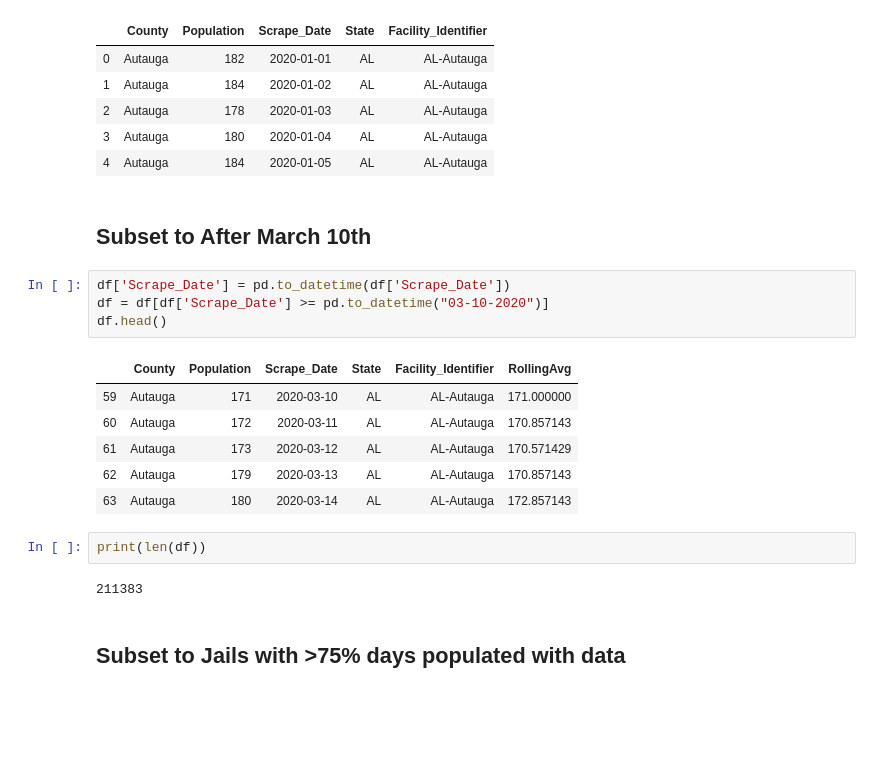
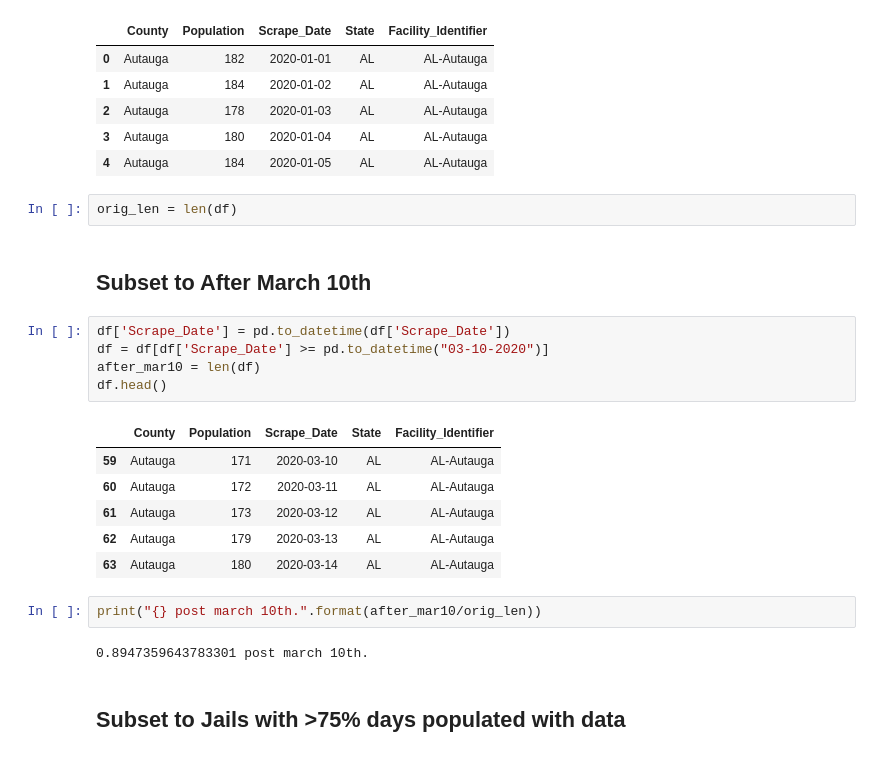
Before and after one commit to Matthew-Mitchell/PPI_COVID_Data_Rollups, a Jupyter notebook: COVID_Prison_Transformations.ipynb, the cells around one changed output. Cells and saved outputs as stored; diff of their text form; blank space fills up the shorter version.

```diff
--- a/COVID_Prison_Transformations.ipynb
+++ b/COVID_Prison_Transformations.ipynb
@@ -43,23 +43,26 @@ df.head()
 | 2 | Autauga | 178 | 2020-01-03 | AL | AL-Autauga |
 | 3 | Autauga | 180 | 2020-01-04 | AL | AL-Autauga |
 | 4 | Autauga | 184 | 2020-01-05 | AL | AL-Autauga |
+# %%
+orig_len = len(df)
 # %% [markdown]
 ## Subset to After March 10th
 # %%
 df['Scrape_Date'] = pd.to_datetime(df['Scrape_Date'])
 df = df[df['Scrape_Date'] >= pd.to_datetime("03-10-2020")]
+after_mar10 = len(df)
 df.head()
 # %% [output]
-|  | County | Population | Scrape_Date | State | Facility_Identifier | RollingAvg |
-| 59 | Autauga | 171 | 2020-03-10 | AL | AL-Autauga | 171.000000 |
-| 60 | Autauga | 172 | 2020-03-11 | AL | AL-Autauga | 170.857143 |
-| 61 | Autauga | 173 | 2020-03-12 | AL | AL-Autauga | 170.571429 |
-| 62 | Autauga | 179 | 2020-03-13 | AL | AL-Autauga | 170.857143 |
-| 63 | Autauga | 180 | 2020-03-14 | AL | AL-Autauga | 172.857143 |
+|  | County | Population | Scrape_Date | State | Facility_Identifier |
+| 59 | Autauga | 171 | 2020-03-10 | AL | AL-Autauga |
+| 60 | Autauga | 172 | 2020-03-11 | AL | AL-Autauga |
+| 61 | Autauga | 173 | 2020-03-12 | AL | AL-Autauga |
+| 62 | Autauga | 179 | 2020-03-13 | AL | AL-Autauga |
+| 63 | Autauga | 180 | 2020-03-14 | AL | AL-Autauga |
-# %%
-print(len(df))
-# %% [output]
-211383
+# %%
+print("{} post march 10th.".format(after_mar10/orig_len))
+# %% [output]
+0.8947359643783301 post march 10th.
 # %% [markdown]
 ## Subset to Jails with >75% days populated with data
 # %%
```
Also changed, not shown: parts of 26 cells of this notebook.
